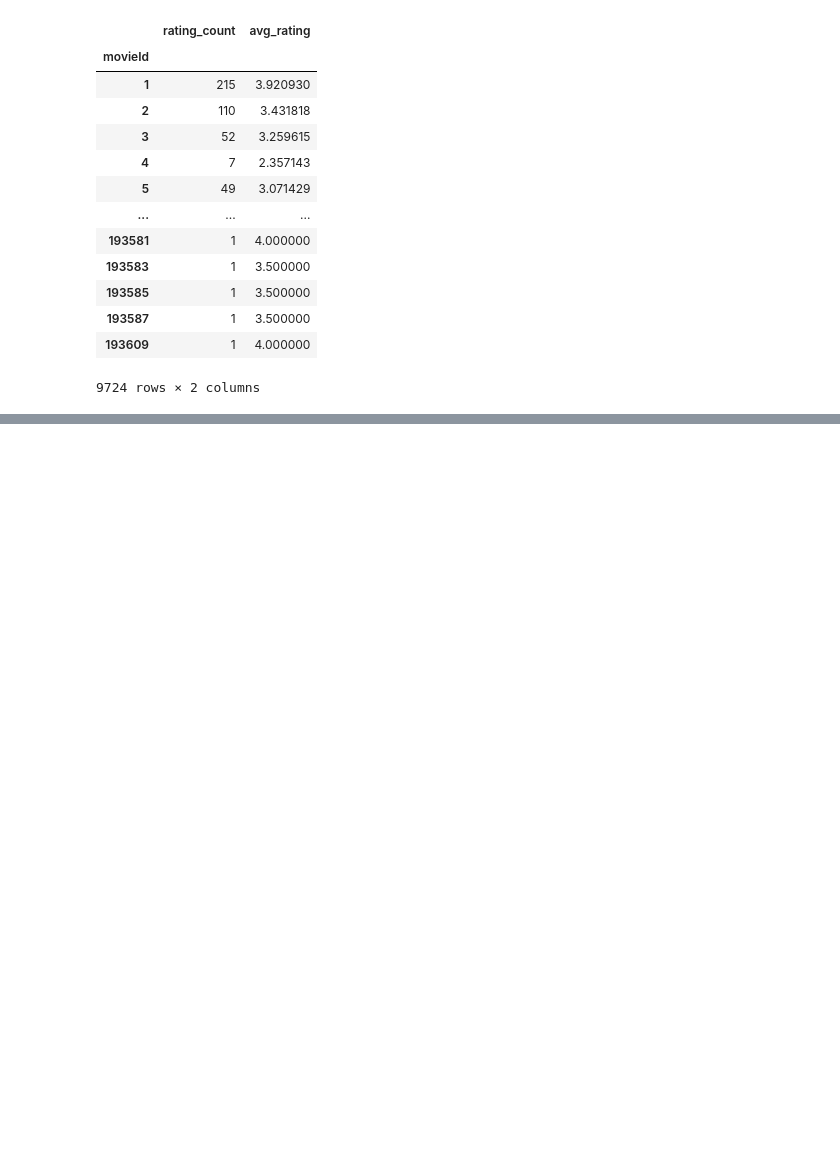
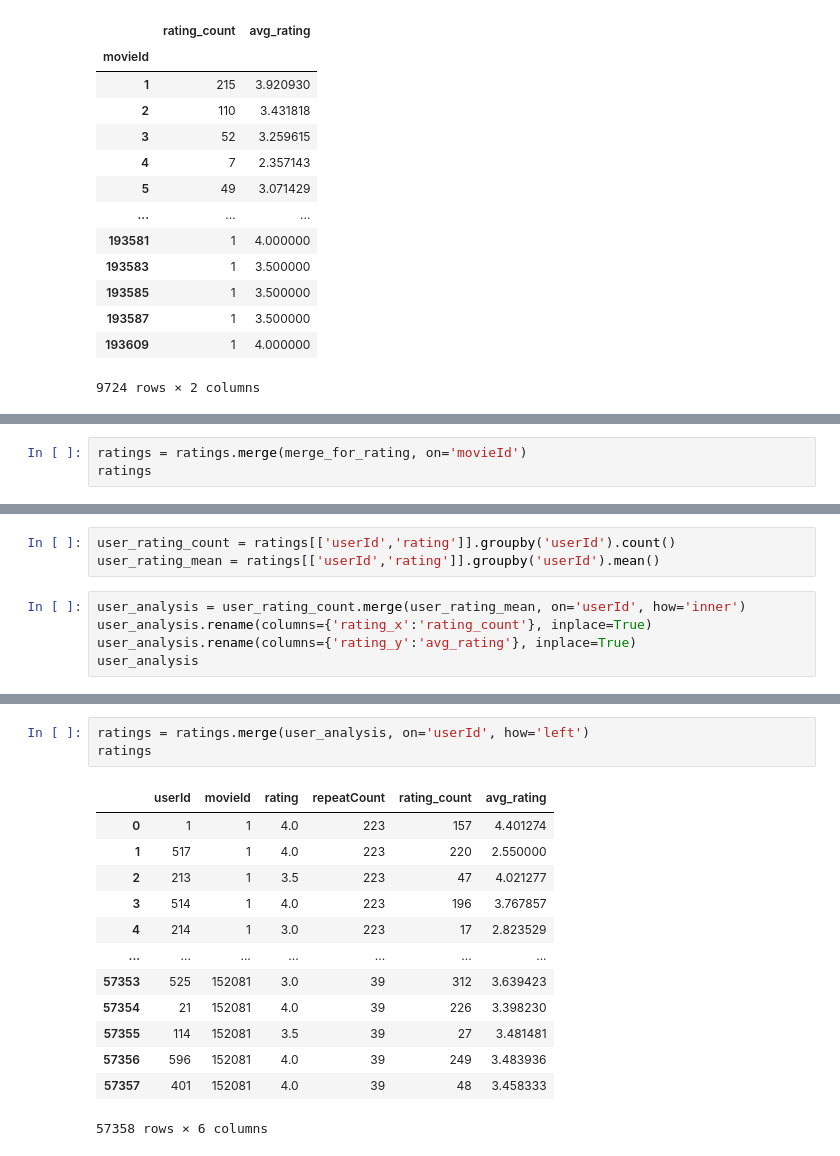
Before and after one commit to sewarslan/final_project, a Jupyter notebook: movie_recommender/data_preprocessing.ipynb, the cells around one changed output, grey strips where cells are left out. Saved outputs shown, nothing was run; the diff lists cells and outputs as text; blank space fills up the shorter version.

```diff
--- a/movie_recommender/data_preprocessing.ipynb
+++ b/movie_recommender/data_preprocessing.ipynb
@@ -406,0 +456,3 @@ movie_analysis
+# %%
+ratings = ratings.merge(merge_for_rating, on='movieId')
+ratings
@@ -406,0 +489,8 @@ movie_analysis
+# %%
+user_rating_count = ratings[['userId','rating']].groupby('userId').count()
+user_rating_mean = ratings[['userId','rating']].groupby('userId').mean()
+# %%
+user_analysis = user_rating_count.merge(user_rating_mean, on='userId', how='inner')
+user_analysis.rename(columns={'rating_x':'rating_count'}, inplace=True)
+user_analysis.rename(columns={'rating_y':'avg_rating'}, inplace=True)
+user_analysis
@@ -406,0 +512,17 @@ movie_analysis
+# %%
+ratings = ratings.merge(user_analysis, on='userId', how='left')
+ratings
+# %% [output]
+|  | userId | movieId | rating | repeatCount | rating_count | avg_rating |
+| 0 | 1 | 1 | 4.0 | 223 | 157 | 4.401274 |
+| 1 | 517 | 1 | 4.0 | 223 | 220 | 2.550000 |
+| 2 | 213 | 1 | 3.5 | 223 | 47 | 4.021277 |
+| 3 | 514 | 1 | 4.0 | 223 | 196 | 3.767857 |
+| 4 | 214 | 1 | 3.0 | 223 | 17 | 2.823529 |
+| ... | ... | ... | ... | ... | ... | ... |
+| 57353 | 525 | 152081 | 3.0 | 39 | 312 | 3.639423 |
+| 57354 | 21 | 152081 | 4.0 | 39 | 226 | 3.398230 |
+| 57355 | 114 | 152081 | 3.5 | 39 | 27 | 3.481481 |
+| 57356 | 596 | 152081 | 4.0 | 39 | 249 | 3.483936 |
+| 57357 | 401 | 152081 | 4.0 | 39 | 48 | 3.458333 |
+57358 rows × 6 columns
```
Also changed, not shown: parts of 18 cells of this notebook.
